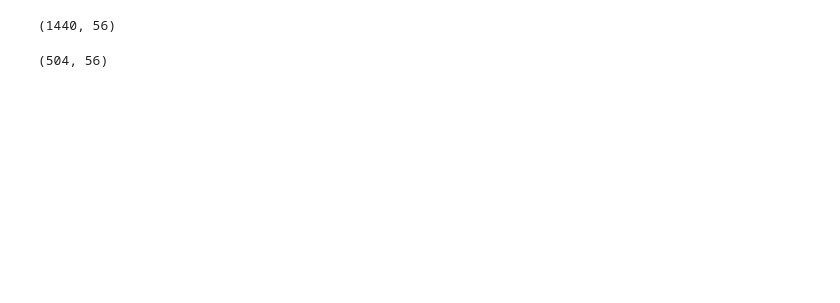
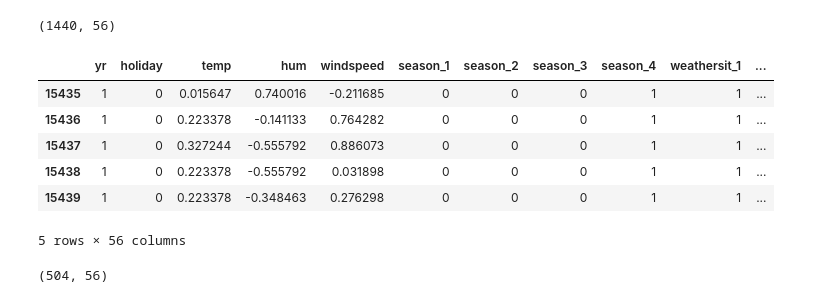
Before and after one commit to ferlopez94/predicting-bike-sharing-data, a Jupyter notebook: Notebook.ipynb, the cells around one changed output. Drawn from its saved outputs; the diff is of its cells as text; code cells hidden in the pictures; blank space fills up the shorter version.

```diff
--- a/Notebook.ipynb
+++ b/Notebook.ipynb
@@ -141,6 +154,16 @@ train_features.shape
 val_features.shape
 # %% [output]
 (1440, 56)
+# %%
+val_features[:5]
+# %% [output]
+|  | yr | holiday | temp | hum | windspeed | season_1 | season_2 | season_3 | season_4 | weathersit_1 | ... |
+| 15435 | 1 | 0 | 0.015647 | 0.740016 | -0.211685 | 0 | 0 | 0 | 1 | 1 | ... |
+| 15436 | 1 | 0 | 0.223378 | -0.141133 | 0.764282 | 0 | 0 | 0 | 1 | 1 | ... |
+| 15437 | 1 | 0 | 0.327244 | -0.555792 | 0.886073 | 0 | 0 | 0 | 1 | 1 | ... |
+| 15438 | 1 | 0 | 0.223378 | -0.555792 | 0.031898 | 0 | 0 | 0 | 1 | 1 | ... |
+| 15439 | 1 | 0 | 0.223378 | -0.348463 | 0.276298 | 0 | 0 | 0 | 1 | 1 | ... |
+5 rows × 56 columns
 # %%
 test_features.shape
 # %% [output]
```
Also changed, not shown: parts of 11 cells of this notebook, 1 other file.
